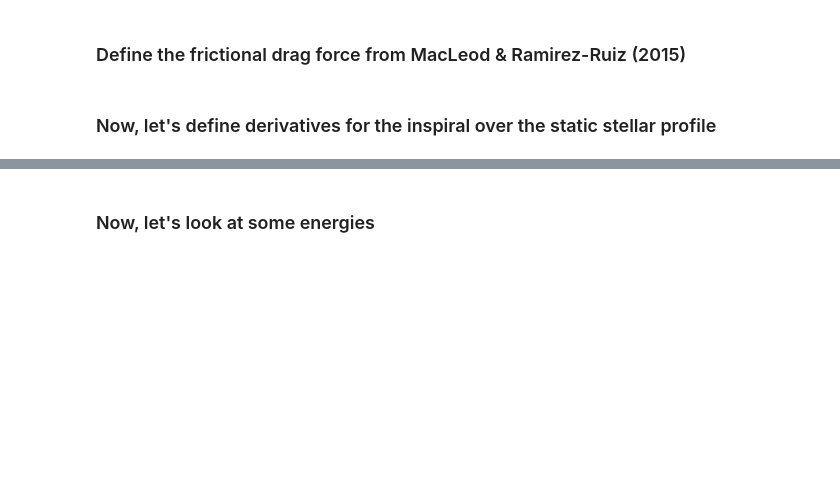
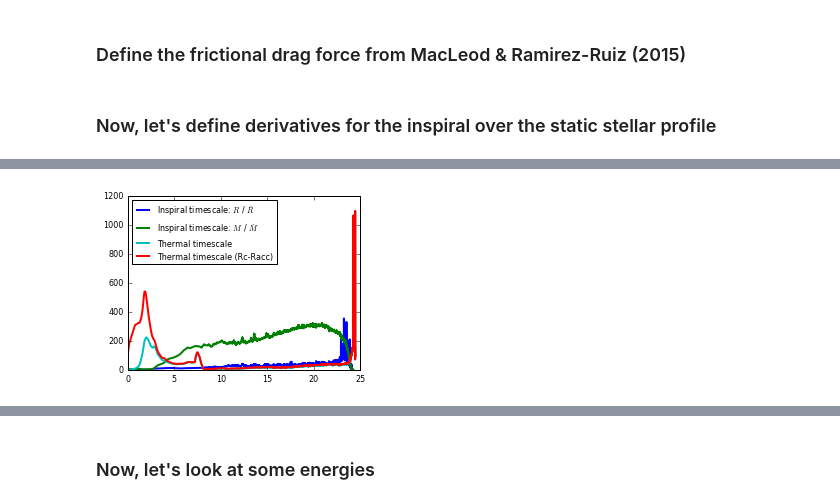
Before and after one commit to JRGarza/CE_mesa, a Jupyter notebook: notebooks/Timescales.ipynb, the cells around one changed output, grey strips where cells are left out. Drawn from its saved outputs; the diff is of its cells as text; code cells hidden in the pictures; blank space fills up the shorter version.

```diff
--- a/notebooks/Timescales.ipynb
+++ b/notebooks/Timescales.ipynb
@@ -379,0 +542,89 @@ plt.show()
+# %%
+companion_position_m_at_profiles = np.interp(a.profile_age, a.history['star_age'],a.history["CE_companion_position_m"])
+companion_position_r_at_profiles = np.interp(a.profile_age, a.history['star_age'],a.history["CE_companion_position_r"])
+companion_position_r_at_profiles[np.where(companion_position_r_at_profiles<0.1)]=1
+r_acc_low_at_profiles = np.interp(a.profile_age, a.history['star_age'],a.history["R_acc_low"])/Rsun
+r_acc_low_at_profiles[np.where(r_acc_low_at_profiles<0.1)]=0
+
+print(r_acc_low_at_profiles)
+
+csound_at_companion = np.zeros(len(a.profile_age))
+thermal_time_to_surface_at_companion = np.zeros(len(a.profile_age))
+thermal_time_to_surface_at_companion_minus_R_acc = np.zeros(len(a.profile_age))
+
+logRho_at_companion = np.zeros(len(a.profile_age))
+
+# print(a.profiles[0].dtype.names)
+# print(a.history.dtype.names)
+
+
+for i in range(len(a.profile_age)):
+    thermal_interp = interp1d(10.**a.profiles[i]["logR"],10.**a.profiles[i]["log_thermal_time_to_surface"]/secyear)
+    thermal_time_to_surface_at_companion[i] = thermal_interp(companion_position_r_at_profiles[i])
+    thermal_time_to_surface_at_companion_minus_R_acc[i] = thermal_interp(companion_position_r_at_profiles[i]-r_acc_low_at_profiles[i])
+    csound_interp = interp1d(10**a.profiles[i]["logR"],a.profiles[i]["csound"])
+    csound_at_companion[i] = csound_interp(companion_position_r_at_profiles[i])
+    logRho_interp = interp1d(10**a.profiles[i]["logR"],a.profiles[i]["entropy"])
+    logRho_at_companion[i] = logRho_interp(companion_position_r_at_profiles[i])
+
+
+
+
+plt.figure(figsize=(4,3))
+
+d_CE_companion_position_m_dt = -np.gradient(a.history["CE_companion_position_m"])/(10.**a.history["log_dt"])
+d_CE_companion_position_r_dt = -np.gradient(a.history["CE_companion_position_r"])/(10.**a.history["log_dt"])
+
+plt.plot(a.history["star_age"],savitzky_golay(a.history["CE_companion_position_r"]/d_CE_companion_position_r_dt,101,1),color="b",linewidth=2, label=r'Inspiral timescale: $R$ / $\dot{R}$')
+
+plt.plot(a.history["star_age"],savitzky_golay(a.history["CE_companion_position_m"]/d_CE_companion_position_m_dt,101,1),color="g",linewidth=2, label=r'Inspiral timescale: $M$ / $\dot{M}$')
+plt.plot(a.profile_age, thermal_time_to_surface_at_companion, color='c', label=r'Thermal timescale')
+
+plt.plot(a.profile_age, thermal_time_to_surface_at_companion_minus_R_acc, color='r', label=r'Thermal timescale (Rc-Racc)')
+
+
+
+
+plt.legend(loc=0,fontsize=8)
+
+plt.tight_layout()
+
+
+plt.savefig("timascales_30M_1400R_extrapolation.pdf")
+plt.show()
+
+
+
+
+plt.figure(figsize=(4,3))
+
+d_logRho_d_CE_companion_position_m = -np.gradient(logRho_at_companion)/(companion_position_m_at_profiles)
+d2_logRho_d_CE_companion_position_m2 = -np.gradient(d_logRho_d_CE_companion_position_m)/(companion_position_m_at_profiles)
+d_logRho_d_CE_companion_position_r = -np.gradient(logRho_at_companion)/(companion_position_r_at_profiles)
+
+
+
+# plt.plot(a.profile_age,savitzky_golay(d2_logRho_d_CE_companion_position_m2,1001,1),color="b",linewidth=2, label=r'log(density)')
+plt.plot(a.history["star_age"][:-5000],a.history["R_acc"][:-5000]/Rsun, label="R_acc")
+plt.plot(a.history["star_age"][:-5000],a.history["R_acc_low"][:-5000]/Rsun, label="R_acc_low")
+plt.plot(a.profile_age,companion_position_r_at_profiles, label="r_companion")
+
+
+
+# plt.plot(a.history["star_age"][:-5000],savitzky_golay(a.history["v_rel"][:-5000],101,1), label="v_rel")
+# plt.plot(a.profile_age,savitzky_golay(csound_at_companion,11,1), label="Csound")
+
+# plt.plot(a.history["star_age"][:-5000],savitzky_golay(a.history["v_over_c_sound"][:-5000],101,1), label="mach")
+
+
+
+plt.legend(loc=0,fontsize=8)
+
+plt.ylim([0,300])
+
+plt.tight_layout()
+
+
+
+plt.show()
+# %% [output]
@@ -379,0 +632 @@ plt.show()
+[figure, added]
```
Also changed, not shown: parts of 14 cells of this notebook, 19 other files.
